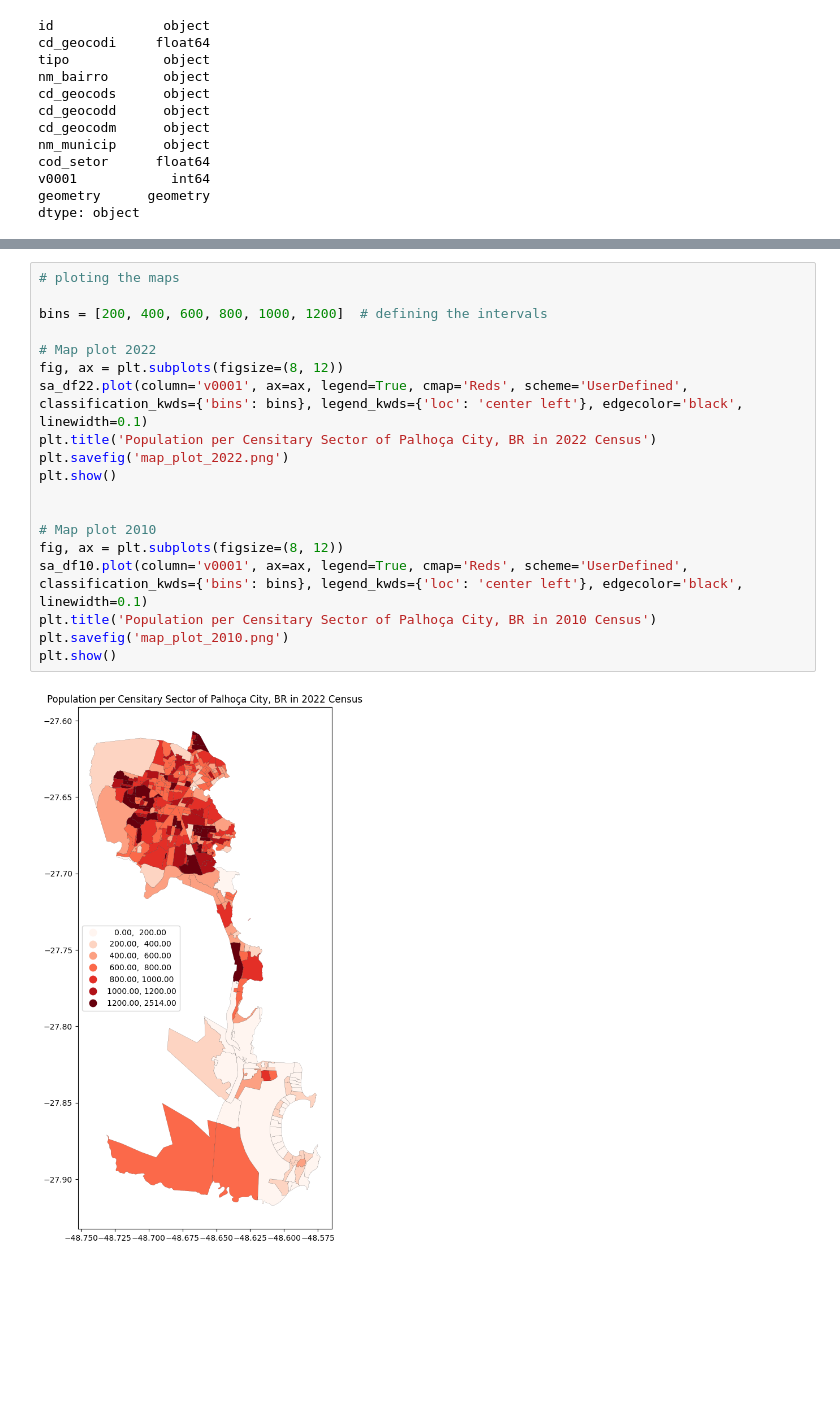
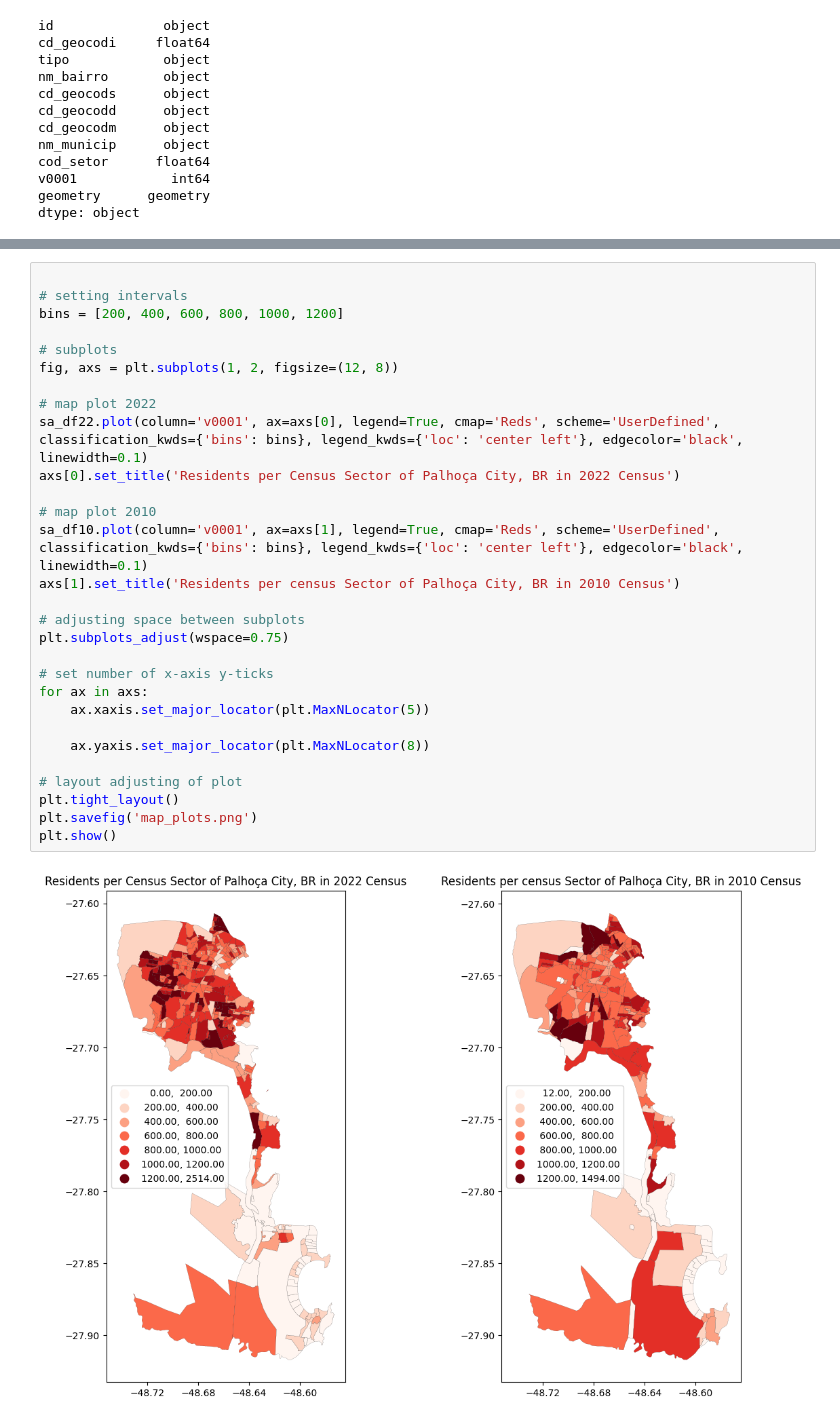
Before and after one commit to earapanos/Census10-22-DataAnalytics, a Jupyter notebook: data-analytics-and-visualization-palho-a-br.ipynb, the cells around one changed output, grey strips where cells are left out. Saved outputs shown, nothing was run; the diff lists cells and outputs as text; blank space fills up the shorter version.

```diff
--- a/data-analytics-and-visualization-palho-a-br.ipynb
+++ b/data-analytics-and-visualization-palho-a-br.ipynb
@@ -169,23 +312,33 @@ Predefined intervals are useful when there is a specific requirement or standard
 
 Using predefined intervals, I ensure that the data is categorized according to specific criteria, making it easier to interpret and compare across different datasets or maps. Thi is useful in situations where consistency in data representation is important, such as in policy-making or reporting.
 # %%
-# ploting the maps
 
-bins = [200, 400, 600, 800, 1000, 1200]  # defining the intervals
+# setting intervals
+bins = [200, 400, 600, 800, 1000, 1200]
 
-# Map plot 2022
-fig, ax = plt.subplots(figsize=(8, 12))
-sa_df22.plot(column='v0001', ax=ax, legend=True, cmap='Reds', scheme='UserDefined', classification_kwds={'bins': bins}, legend_kwds={'loc': 'center left'}, edgecolor='black', linewidth=0.1)
-plt.title('Population per Censitary Sector of Palhoça City, BR in 2022 Census')
-plt.savefig('map_plot_2022.png')
+# subplots
+fig, axs = plt.subplots(1, 2, figsize=(12, 8))
+
+# map plot 2022
+sa_df22.plot(column='v0001', ax=axs[0], legend=True, cmap='Reds', scheme='UserDefined', classification_kwds={'bins': bins}, legend_kwds={'loc': 'center left'}, edgecolor='black', linewidth=0.1)
+axs[0].set_title('Residents per Census Sector of Palhoça City, BR in 2022 Census')
+
+# map plot 2010
+sa_df10.plot(column='v0001', ax=axs[1], legend=True, cmap='Reds', scheme='UserDefined', classification_kwds={'bins': bins}, legend_kwds={'loc': 'center left'}, edgecolor='black', linewidth=0.1)
+axs[1].set_title('Residents per census Sector of Palhoça City, BR in 2010 Census')
+
+# adjusting space between subplots
+plt.subplots_adjust(wspace=0.75)
+
+# set number of x-axis y-ticks
+for ax in axs:
+    ax.xaxis.set_major_locator(plt.MaxNLocator(5))
+
+    ax.yaxis.set_major_locator(plt.MaxNLocator(8))
+
+# layout adjusting of plot
+plt.tight_layout()
+plt.savefig('map_plots.png')
 plt.show()
-
-
-# Map plot 2010
-fig, ax = plt.subplots(figsize=(8, 12))
-sa_df10.plot(column='v0001', ax=ax, legend=True, cmap='Reds', scheme='UserDefined', classification_kwds={'bins': bins}, legend_kwds={'loc': 'center left'}, edgecolor='black', linewidth=0.1)
-plt.title('Population per Censitary Sector of Palhoça City, BR in 2010 Census')
-plt.savefig('map_plot_2010.png')
-plt.show()
 # %% [output]
-[figure, old version]
+[figure, new version]
```
Also changed, not shown: parts of 31 cells of this notebook.
